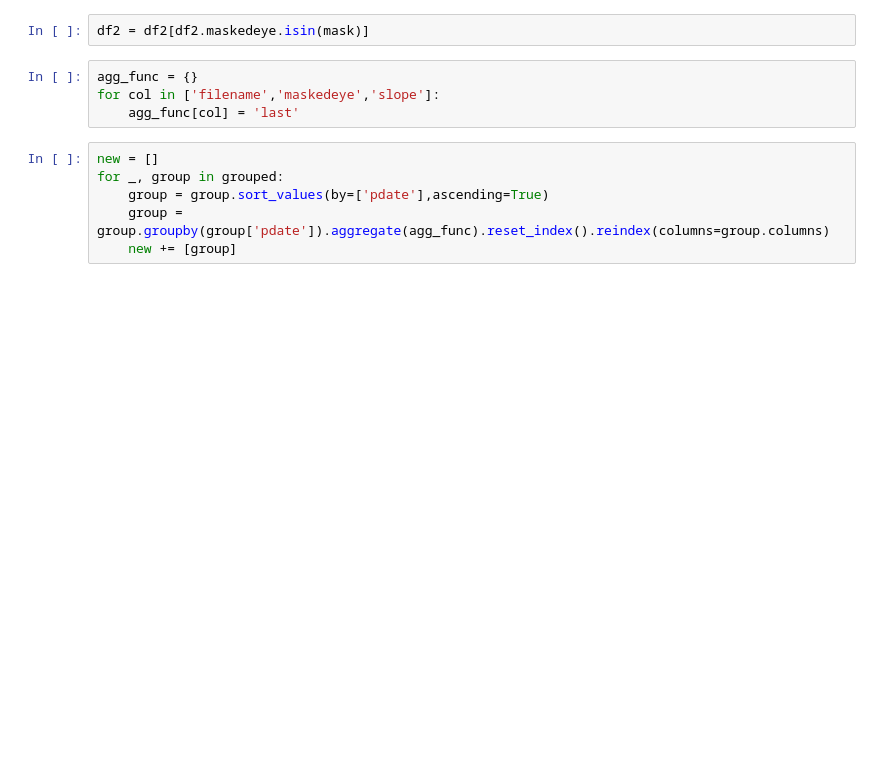
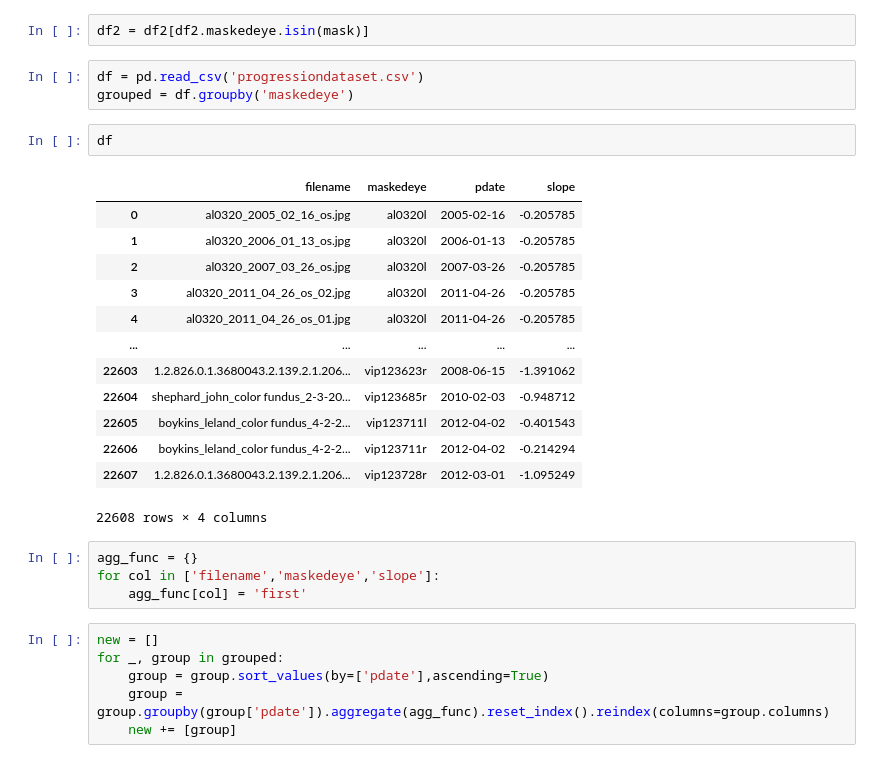
Before and after one commit to sayanmndl21/cnnlstm-oct, a Jupyter notebook: preprocessing_dta.ipynb, the cells around one changed output. Drawn from its saved outputs; the diff is of its cells as text; blank space fills up the shorter version.

```diff
--- a/preprocessing_dta.ipynb
+++ b/preprocessing_dta.ipynb
@@ -88,10 +88,29 @@ df1.file[0][:-2]
 'al0320_2005_02_16_os.j'
 # %%
 df2 = df2[df2.maskedeye.isin(mask)]
+# %%
+df = pd.read_csv('progressiondataset.csv')
+grouped = df.groupby('maskedeye')
+# %%
+df
+# %% [output]
+|  | filename | maskedeye | pdate | slope |
+| 0 | al0320_2005_02_16_os.jpg | al0320l | 2005-02-16 | -0.205785 |
+| 1 | al0320_2006_01_13_os.jpg | al0320l | 2006-01-13 | -0.205785 |
+| 2 | al0320_2007_03_26_os.jpg | al0320l | 2007-03-26 | -0.205785 |
+| 3 | al0320_2011_04_26_os_02.jpg | al0320l | 2011-04-26 | -0.205785 |
+| 4 | al0320_2011_04_26_os_01.jpg | al0320l | 2011-04-26 | -0.205785 |
+| ... | ... | ... | ... | ... |
+| 22603 | 1.2.826.0.1.3680043.2.139.2.1.206... | vip123623r | 2008-06-15 | -1.391062 |
+| 22604 | shephard_john_color fundus_2-3-20... | vip123685r | 2010-02-03 | -0.948712 |
+| 22605 | boykins_leland_color fundus_4-2-2... | vip123711l | 2012-04-02 | -0.401543 |
+| 22606 | boykins_leland_color fundus_4-2-2... | vip123711r | 2012-04-02 | -0.214294 |
+| 22607 | 1.2.826.0.1.3680043.2.139.2.1.206... | vip123728r | 2012-03-01 | -1.095249 |
+22608 rows × 4 columns
 # %%
 agg_func = {}
 for col in ['filename','maskedeye','slope']:
-    agg_func[col] = 'last'
+    agg_func[col] = 'first'
 # %%
 new = []
 for _, group in grouped:
```
Also changed, not shown: parts of 3 cells of this notebook, 2 other files.
